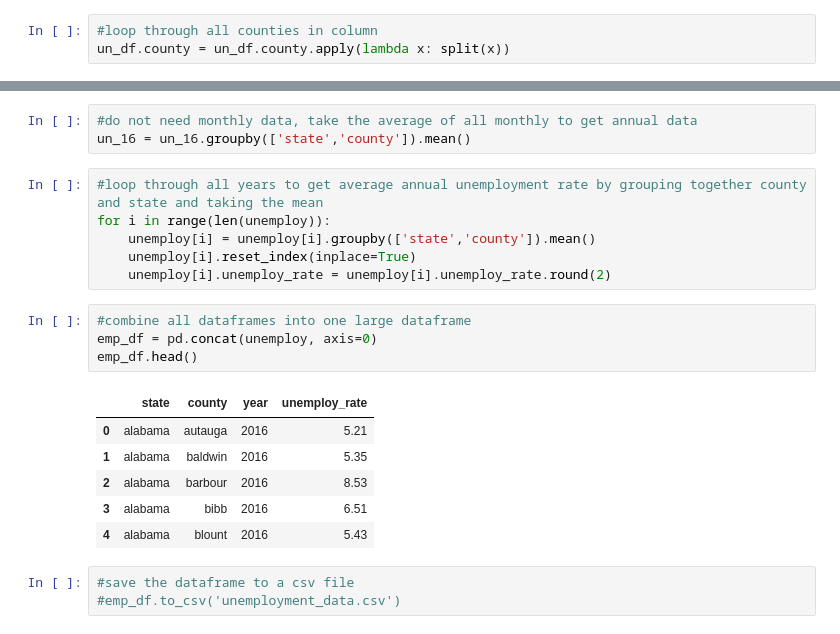
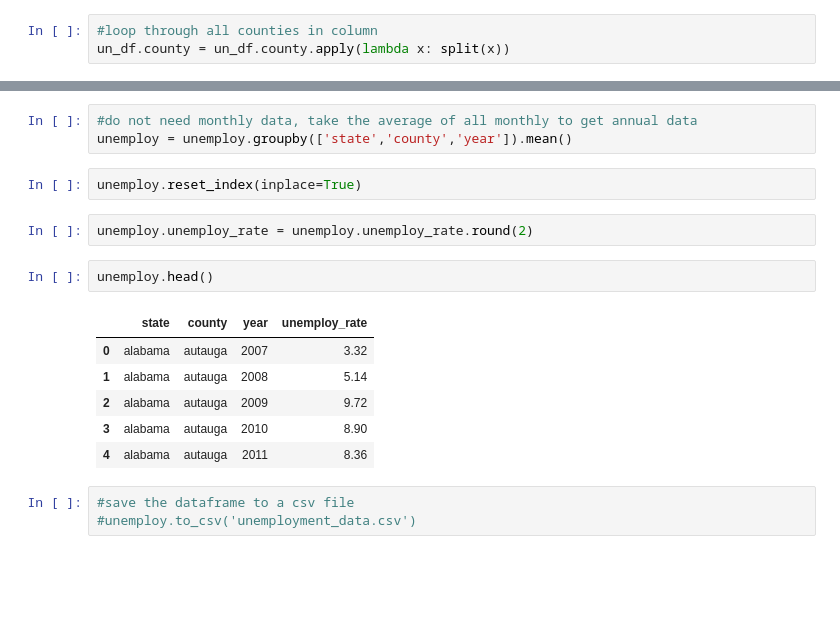
Before and after one commit to windyseng/predicting_homelessness, a Jupyter notebook: predict_homelessness_1.ipynb, the cells around one changed output, grey strips where cells are left out. Drawn from its saved outputs; the diff is of its cells as text; blank space fills up the shorter version.

```diff
--- a/predict_homelessness_1.ipynb
+++ b/predict_homelessness_1.ipynb
@@ -410,23 +401,19 @@ unemploy = [un_16, un_15, un_14, un_13, un_12, un_11, un_10, un_09, un_08, un_07
 # %%
 #do not need monthly data, take the average of all monthly to get annual data
-un_16 = un_16.groupby(['state','county']).mean()
+unemploy = unemploy.groupby(['state','county','year']).mean()
-# %%
-#loop through all years to get average annual unemployment rate by grouping together county and state and taking the mean
-for i in range(len(unemploy)):
-    unemploy[i] = unemploy[i].groupby(['state','county']).mean()
-    unemploy[i].reset_index(inplace=True)
-    unemploy[i].unemploy_rate = unemploy[i].unemploy_rate.round(2)
-# %%
-#combine all dataframes into one large dataframe
-emp_df = pd.concat(unemploy, axis=0)
-emp_df.head()
-# %% [output]
-|  | state | county | year | unemploy_rate |
-| 0 | alabama | autauga | 2016 | 5.21 |
-| 1 | alabama | baldwin | 2016 | 5.35 |
-| 2 | alabama | barbour | 2016 | 8.53 |
-| 3 | alabama | bibb | 2016 | 6.51 |
-| 4 | alabama | blount | 2016 | 5.43 |
+# %%
+unemploy.reset_index(inplace=True)
+# %%
+unemploy.unemploy_rate = unemploy.unemploy_rate.round(2)
+# %%
+unemploy.head()
+# %% [output]
+|  | state | county | year | unemploy_rate |
+| 0 | alabama | autauga | 2007 | 3.32 |
+| 1 | alabama | autauga | 2008 | 5.14 |
+| 2 | alabama | autauga | 2009 | 9.72 |
+| 3 | alabama | autauga | 2010 | 8.90 |
+| 4 | alabama | autauga | 2011 | 8.36 |
 # %%
 #save the dataframe to a csv file
-#emp_df.to_csv('unemployment_data.csv')
+#unemploy.to_csv('unemployment_data.csv')
```
Also changed, not shown: parts of 7 cells of this notebook, 5 other files.
